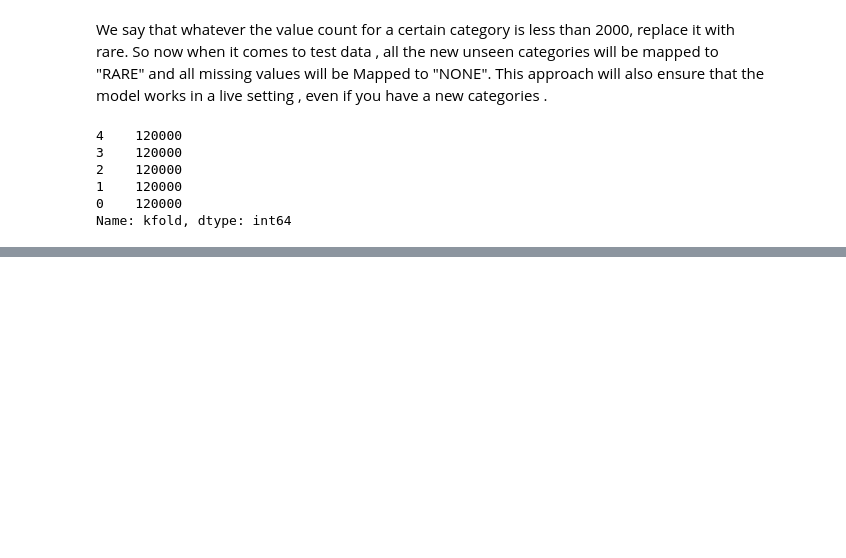
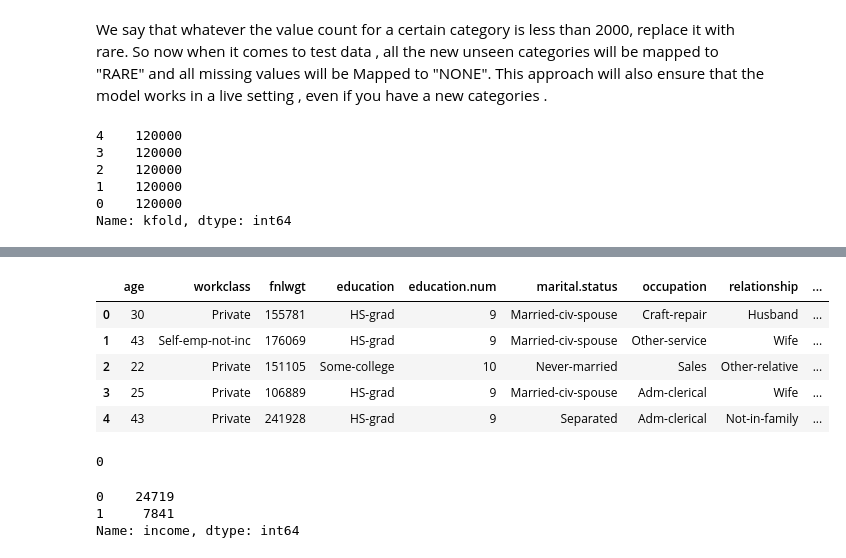
Before and after one commit to iwasbugged/approaching_categorical_variable, a Jupyter notebook: approaching_categorical_variable.ipynb, the cells around one changed output, grey strips where cells are left out. Cells and saved outputs as stored; diff of their text form; code cells hidden in the pictures; blank space fills up the shorter version.

```diff
--- a/approaching_categorical_variable.ipynb
+++ b/approaching_categorical_variable.ipynb
@@ -346,0 +433,14 @@ Name: kfold, dtype: int64
+# %%
+df = pd.read_csv('dataset/adult_folds.csv')
+df.head()
+# %% [output]
+|  | age | workclass | fnlwgt | education | education.num | marital.status | occupation | relationship | ... |
+| 0 | 30 | Private | 155781 | HS-grad | 9 | Married-civ-spouse | Craft-repair | Husband | ... |
+| 1 | 43 | Self-emp-not-inc | 176069 | HS-grad | 9 | Married-civ-spouse | Other-service | Wife | ... |
+| 2 | 22 | Private | 151105 | Some-college | 10 | Never-married | Sales | Other-relative | ... |
+| 3 | 25 | Private | 106889 | HS-grad | 9 | Married-civ-spouse | Adm-clerical | Wife | ... |
+| 4 | 43 | Private | 241928 | HS-grad | 9 | Separated | Adm-clerical | Not-in-family | ... |
+# %%
+df.income.isnull().sum()
+# %% [output]
+0
@@ -346,0 +450,6 @@ Name: kfold, dtype: int64
+# %%
+df.income.value_counts()
+# %% [output]
+0    24719
+1     7841
+Name: income, dtype: int64
```
Also changed, not shown: parts of 16 cells of this notebook, 7 other files.
